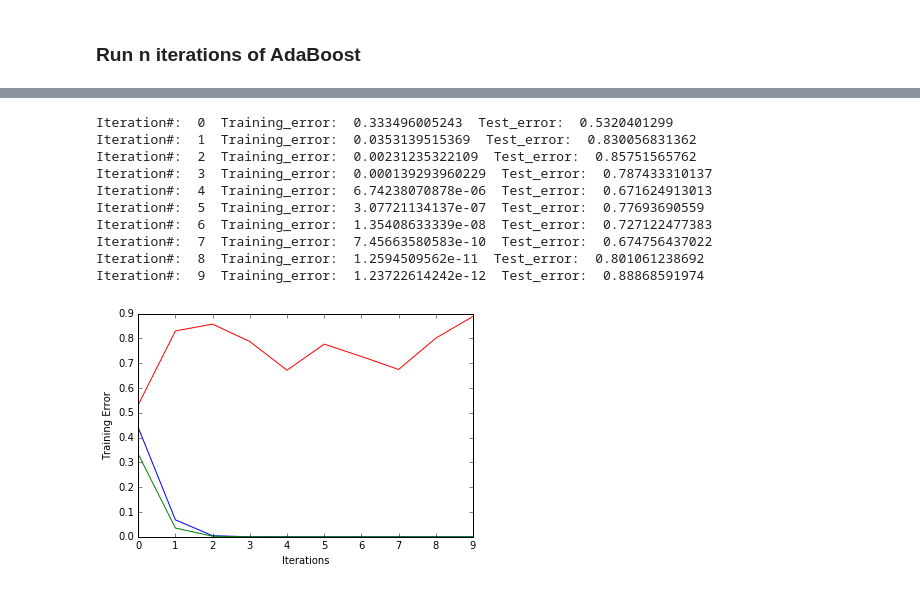
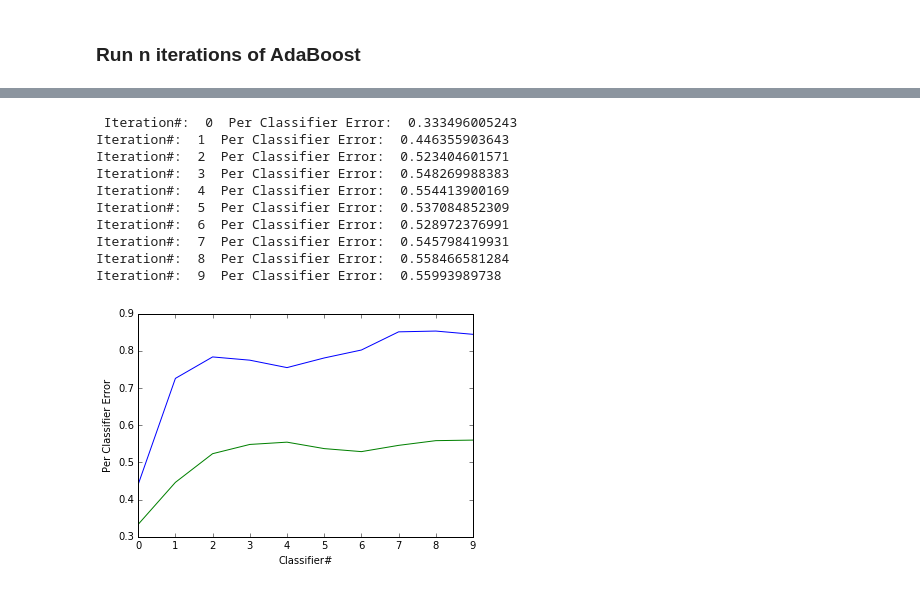
Before and after one commit to CS7616/CS7616, a Jupyter notebook: HW/HW2/slides/Boosting.ipynb, the cells around one changed output, grey strips where cells are left out. Cells and saved outputs as stored; diff of their text form; code cells hidden in the pictures.

```diff
--- a/HW/HW2/slides/Boosting.ipynb
+++ b/HW/HW2/slides/Boosting.ipynb
@@ -128,8 +127,7 @@ for iteration in range(num_iterations):
 
     # Error
     err_train = np.average(misclassified, weights=sample_weight, axis=0)
-    err_train = err_train/sample_weight_sum
-    print "Iteration#: ",iteration, " Training_error: ", err_train
+    print "Iteration#: ",iteration, " Per Classifier Error: ", err_train
 
     # Boost weight using AdaBoost SAMME algo
     alpha = np.log((1 - err_train)/err_train) + np.log(K - 1)
@@ -186,8 +184,7 @@ for iteration in range(num_iterations):
 
     # Error
     err_train = np.average(misclassified, weights=sample_weight, axis=0)
-    err_train = err_train/sample_weight_sum
-    print "Iteration#: ",iteration, " Training_error: ", err_train
+    print "Iteration#: ",iteration, " Per Classifier Error: ", err_train
 
     # Boost weight using AdaBoost SAMME algo
     alpha = np.log((1 - err_train)/err_train) + np.log(K - 1)
@@ -263,7 +260,6 @@ n, _ = X.shape
 K = len(np.unique(y))
 
 errors = np.zeros(num_iterations, dtype=np.float)
-errors_test = np.zeros(num_iterations, dtype=np.float)
 
 # Initialize weights to 1 / n_samples
 sample_weight = np.empty(X.shape[0], dtype=np.float)
@@ -285,14 +281,7 @@ for iteration in range(num_iterations):
 
     # Error
     err_train = np.average(misclassified, weights=sample_weight, axis=0)
-    err_train = err_train/sample_weight_sum
-    print "Iteration#: ",iteration, " Training_error: ", err_train,
-
-        # Test Error
-    y_pred_test = decision_tree.predict(X_office_test_pca);
-    misclassified_test = (y_pred_test != y_office_test);
-    err_test = misclassified_test.sum()*1.0/y_office_test.shape[0];
-    print " Test_error: ", err_test
+    print "Iteration#: ",iteration, " Per Classifier Error: ", err_train
 
 
     # Boost weight using AdaBoost SAMME algo
@@ -308,4 +297,3 @@ for iteration in range(num_iterations):
     sample_weight = sample_weight / sample_weight_sum
 
     errors[iteration] = err_train
-    errors_test[iteration] = err_test
@@ -323,6 +300,5 @@ Iteration#:  9  Training_error:  6.98961274146e-12  Test_error:  0.992316167942
 # %%
 errors_depth_10 = np.zeros(num_iterations, dtype=np.float)
-errors_test_depth_10 = np.zeros(num_iterations, dtype=np.float)
 
 # Initialize weights to 1 / n_samples
 sample_weight = np.empty(X.shape[0], dtype=np.float)
@@ -344,14 +320,7 @@ for iteration in range(num_iterations):
 
     # Error
     err_train = np.average(misclassified, weights=sample_weight, axis=0)
-    err_train = err_train/sample_weight_sum
-    print "Iteration#: ",iteration, " Training_error: ", err_train,
-
-    # Test Error
-    y_pred_test = decision_tree.predict(X_office_test_pca);
-    misclassified_test = (y_pred_test != y_office_test);
-    err_test = misclassified_test.sum()*1.0/y_office_test.shape[0];
-    print " Test_error: ", err_test
+    print "Iteration#: ",iteration, " Per Classifier Error: ", err_train
 
     # Boost weight using AdaBoost SAMME algo
     alpha = np.log((1 - err_train)/err_train) + np.log(K - 1)
@@ -366,26 +335,23 @@ for iteration in range(num_iterations):
     sample_weight = sample_weight / sample_weight_sum
 
     errors_depth_10[iteration] = err_train
-    errors_test_depth_10[iteration] = err_test
 # %% [output]
-Iteration#:  0  Training_error:  0.333496005243  Test_error:  0.5320401299
-Iteration#:  1  Training_error:  0.0353139515369  Test_error:  0.830056831362
-Iteration#:  2  Training_error:  0.00231235322109  Test_error:  0.85751565762
-Iteration#:  3  Training_error:  0.000139293960229  Test_error:  0.787433310137
-Iteration#:  4  Training_error:  6.74238070878e-06  Test_error:  0.671624913013
-Iteration#:  5  Training_error:  3.07721134137e-07  Test_error:  0.77693690559
-Iteration#:  6  Training_error:  1.35408633339e-08  Test_error:  0.727122477383
-Iteration#:  7  Training_error:  7.45663580583e-10  Test_error:  0.674756437022
-Iteration#:  8  Training_error:  1.2594509562e-11  Test_error:  0.801061238692
-Iteration#:  9  Training_error:  1.23722614242e-12  Test_error:  0.88868591974
+ Iteration#:  0  Per Classifier Error:  0.333496005243
+Iteration#:  1  Per Classifier Error:  0.446355903643
+Iteration#:  2  Per Classifier Error:  0.523404601571
+Iteration#:  3  Per Classifier Error:  0.548269988383
+Iteration#:  4  Per Classifier Error:  0.554413900169
+Iteration#:  5  Per Classifier Error:  0.537084852309
+Iteration#:  6  Per Classifier Error:  0.528972376991
+Iteration#:  7  Per Classifier Error:  0.545798419931
+Iteration#:  8  Per Classifier Error:  0.558466581284
+Iteration#:  9  Per Classifier Error:  0.55993989738
 # %%
 error1 = plt.plot(errors, label='Depth=1');
 error2 = plt.plot(errors_depth_10, label='Depth=10');
-#error3 = plt.plot(errors_test, label='Depth=1');
-error4 = plt.plot(errors_test_depth_10, label='Depth=10');
 
-plt.ylabel('Training Error');
-plt.xlabel('Iterations')
+plt.ylabel('Per Classifier Error');
+plt.xlabel('Classifier#')
 plt.show()
 # %% [output]
-[figure, old version]
+[figure, new version]
```
Also changed, not shown: parts of 6 cells of this notebook.
